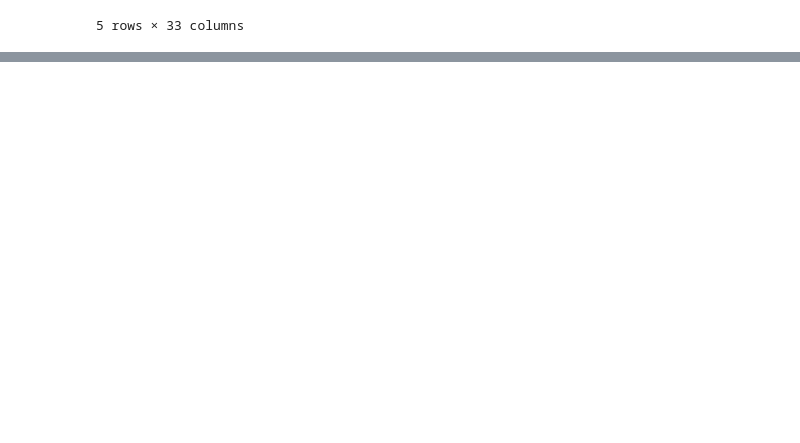
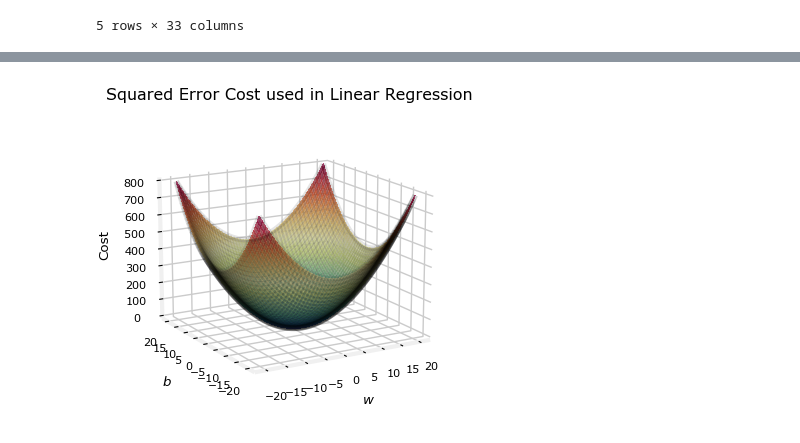
Before and after one commit to Hasibur013/BongoDev-ML-Course-Practise, a Jupyter notebook: ML/logistic_regression.ipynb, the cells around one changed output, grey strips where cells are left out. Saved outputs shown, nothing was run; the diff lists cells and outputs as text; code cells hidden in the pictures; blank space fills up the shorter version.

```diff
--- a/ML/logistic_regression.ipynb
+++ b/ML/logistic_regression.ipynb
@@ -40,0 +209,4 @@ cancer_dataset.head()
+# %%
+soup_bowl()
+# %% [output]
+[figure, added]
```
Also changed, not shown: parts of 30 cells of this notebook.
